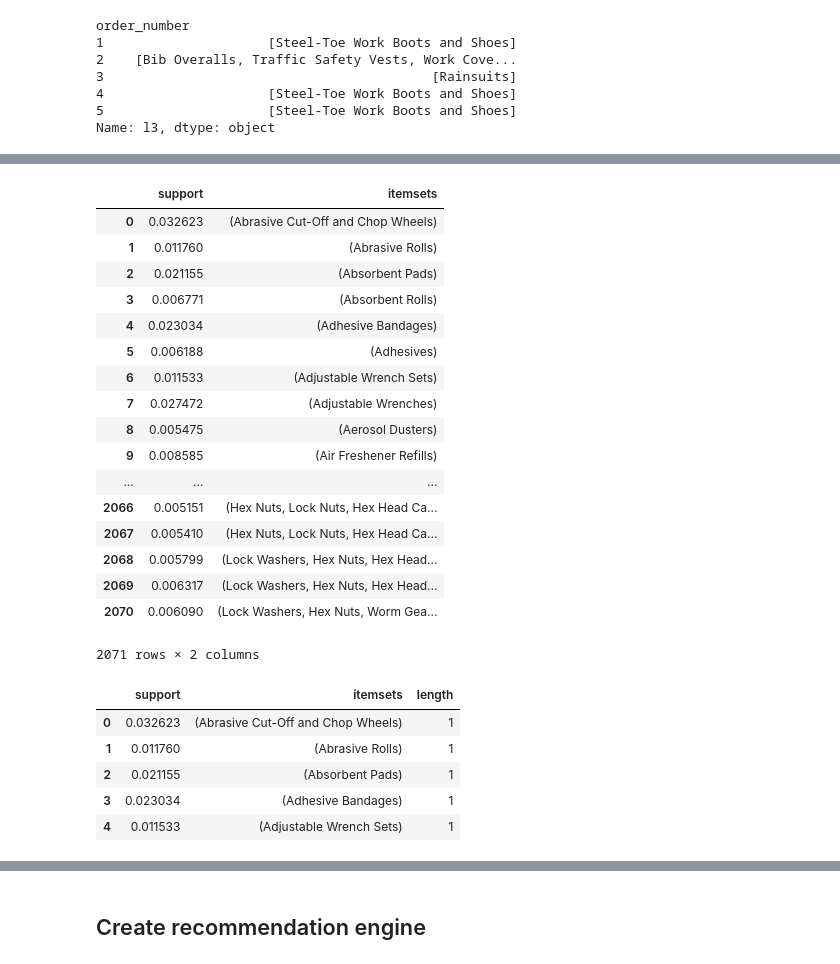
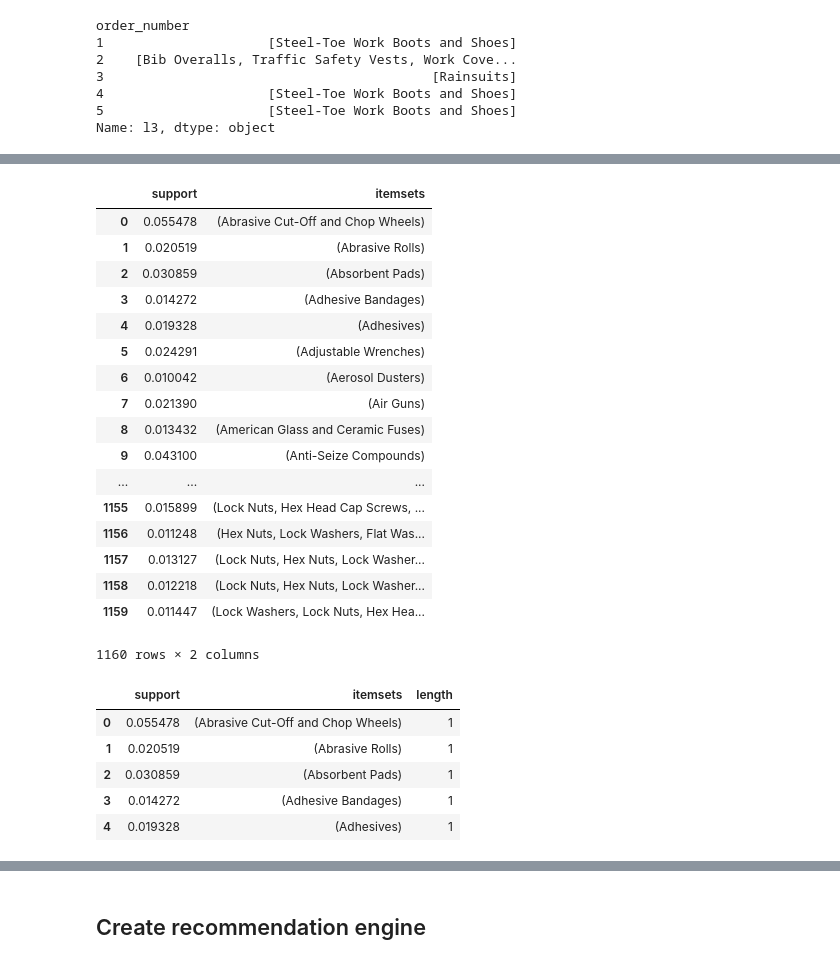
Before and after one commit to deejayrusso/E-Commerce-Recommendations, a Jupyter notebook: E-Commerce Recommendation Notebook.ipynb, the cells around one changed output, grey strips where cells are left out. Cells and saved outputs as stored; diff of their text form; code cells hidden in the pictures.

Commit message:
Combined both dataframes into single dataframe. Edited out unnecessary analysis. Generated and saved new recommendations using all combined transactions.

```diff
--- a/E-Commerce Recommendation Notebook.ipynb
+++ b/E-Commerce Recommendation Notebook.ipynb
@@ -38,0 +40,5 @@ allTransaction.head(5)
+# %%
+# Combine transaction data since adhesives/sealants do not need to be seperate from all other transactions
+frames = [adhesiveSealantTrans, allTransaction]
+allTransactions = pd.concat(frames)
+allTransactions.head()
@@ -244,14 +137,14 @@ allTransaction.shape
 # %%
 # Drop sku and brand because they do not have enough info to be useful in collaborative filtering
-allTransaction.drop('sku', axis=1, inplace=True)
-allTransaction.drop('brand', axis=1, inplace=True)
+allTransactions.drop('sku', axis=1, inplace=True)
+allTransactions.drop('brand', axis=1, inplace=True)
 
 # Drop most broad categories and keep most granular
-allTransaction.drop('l1', axis=1, inplace=True)
-allTransaction.drop('l2', axis=1, inplace=True)
+allTransactions.drop('l1', axis=1, inplace=True)
+allTransactions.drop('l2', axis=1, inplace=True)
 # %%
 # Combine items into lists by order number
-grouped = allTransaction.groupby('order_number')['l3'].apply(list)
+grouped = allTransactions.groupby('order_number')['l3'].apply(list)
 grouped.head()
 # %% [output]
 order_number
@@ -305,25 +200,25 @@ transaction_group.head()
 # %%
-# Find items with any support using apriori algorithm to show which have any possible relationship (will filter more later)
-apriori(transaction_group, min_support=0.005, use_colnames=True)
+# Find items with any support using apriori algorithm to show which have any possible relationship
+apriori(transaction_group, min_support=0.01, use_colnames=True)
 # %% [output]
 |  | support | itemsets |
-| 0 | 0.032623 | (Abrasive Cut-Off and Chop Wheels) |
-| 1 | 0.011760 | (Abrasive Rolls) |
-| 2 | 0.021155 | (Absorbent Pads) |
-| 3 | 0.006771 | (Absorbent Rolls) |
-| 4 | 0.023034 | (Adhesive Bandages) |
-| 5 | 0.006188 | (Adhesives) |
-| 6 | 0.011533 | (Adjustable Wrench Sets) |
-| 7 | 0.027472 | (Adjustable Wrenches) |
-| 8 | 0.005475 | (Aerosol Dusters) |
-| 9 | 0.008585 | (Air Freshener Refills) |
+| 0 | 0.055478 | (Abrasive Cut-Off and Chop Wheels) |
+| 1 | 0.020519 | (Abrasive Rolls) |
+| 2 | 0.030859 | (Absorbent Pads) |
+| 3 | 0.014272 | (Adhesive Bandages) |
+| 4 | 0.019328 | (Adhesives) |
+| 5 | 0.024291 | (Adjustable Wrenches) |
+| 6 | 0.010042 | (Aerosol Dusters) |
+| 7 | 0.021390 | (Air Guns) |
+| 8 | 0.013432 | (American Glass and Ceramic Fuses) |
+| 9 | 0.043100 | (Anti-Seize Compounds) |
 | ... | ... | ... |
-| 2066 | 0.005151 | (Hex Nuts, Lock Nuts, Hex Head Ca... |
-| 2067 | 0.005410 | (Hex Nuts, Lock Nuts, Hex Head Ca... |
-| 2068 | 0.005799 | (Lock Washers, Hex Nuts, Hex Head... |
-| 2069 | 0.006317 | (Lock Washers, Hex Nuts, Hex Head... |
-| 2070 | 0.006090 | (Lock Washers, Hex Nuts, Worm Gea... |
+| 1155 | 0.015899 | (Lock Nuts, Hex Head Cap Screws, ... |
+| 1156 | 0.011248 | (Hex Nuts, Lock Washers, Flat Was... |
+| 1157 | 0.013127 | (Lock Nuts, Hex Nuts, Lock Washer... |
+| 1158 | 0.012218 | (Lock Nuts, Hex Nuts, Lock Washer... |
+| 1159 | 0.011447 | (Lock Washers, Lock Nuts, Hex Hea... |
-2071 rows × 2 columns
+1160 rows × 2 columns
 # %%
 # Find frequent item sets and and number of items in each order
 freq_itemsets = apriori(transaction_group, min_support=0.01, use_colnames=True)
@@ -331,11 +226,11 @@ freq_itemsets['length'] = freq_itemsets['itemsets'].apply(lambda x : len(x))
 freq_itemsets.head()
 # %% [output]
 |  | support | itemsets | length |
-| 0 | 0.032623 | (Abrasive Cut-Off and Chop Wheels) | 1 |
-| 1 | 0.011760 | (Abrasive Rolls) | 1 |
-| 2 | 0.021155 | (Absorbent Pads) | 1 |
-| 3 | 0.023034 | (Adhesive Bandages) | 1 |
-| 4 | 0.011533 | (Adjustable Wrench Sets) | 1 |
+| 0 | 0.055478 | (Abrasive Cut-Off and Chop Wheels) | 1 |
+| 1 | 0.020519 | (Abrasive Rolls) | 1 |
+| 2 | 0.030859 | (Absorbent Pads) | 1 |
+| 3 | 0.014272 | (Adhesive Bandages) | 1 |
+| 4 | 0.019328 | (Adhesives) | 1 |
 # %%
 #filter out smaller orders orders
 freq_itemsets[ (freq_itemsets['length'] > 1) &
```
Also changed, not shown: parts of 19 cells of this notebook.
